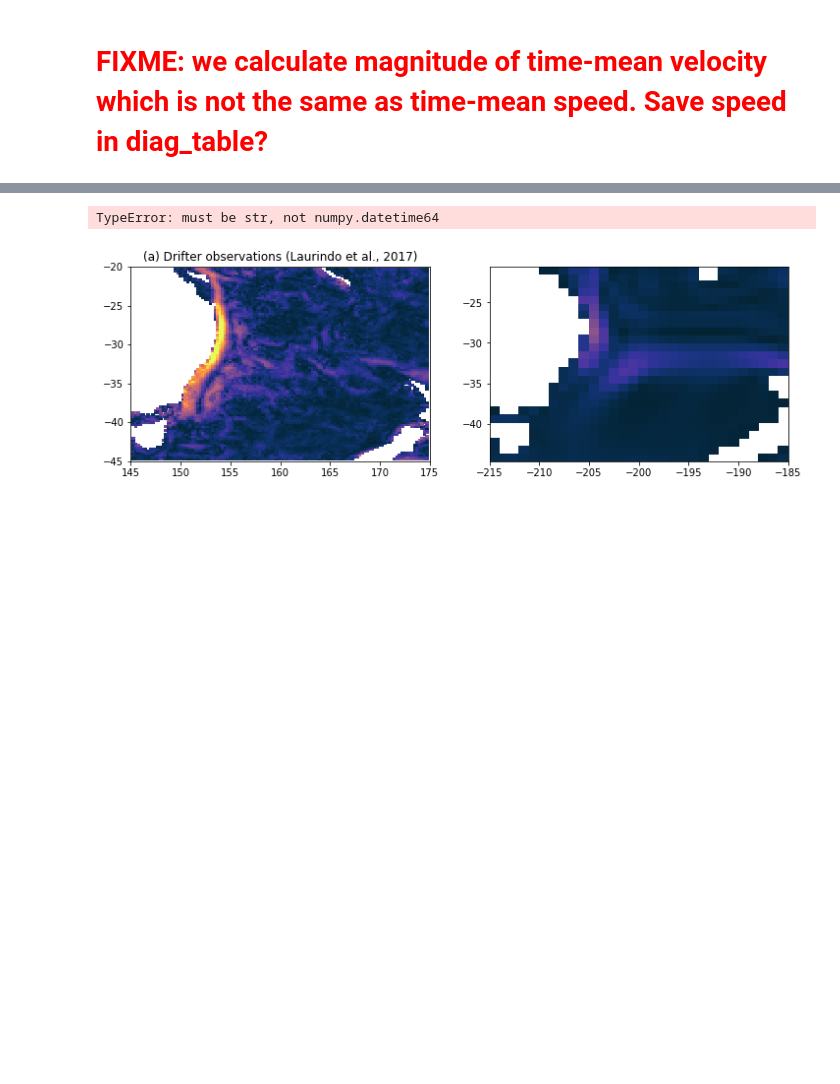
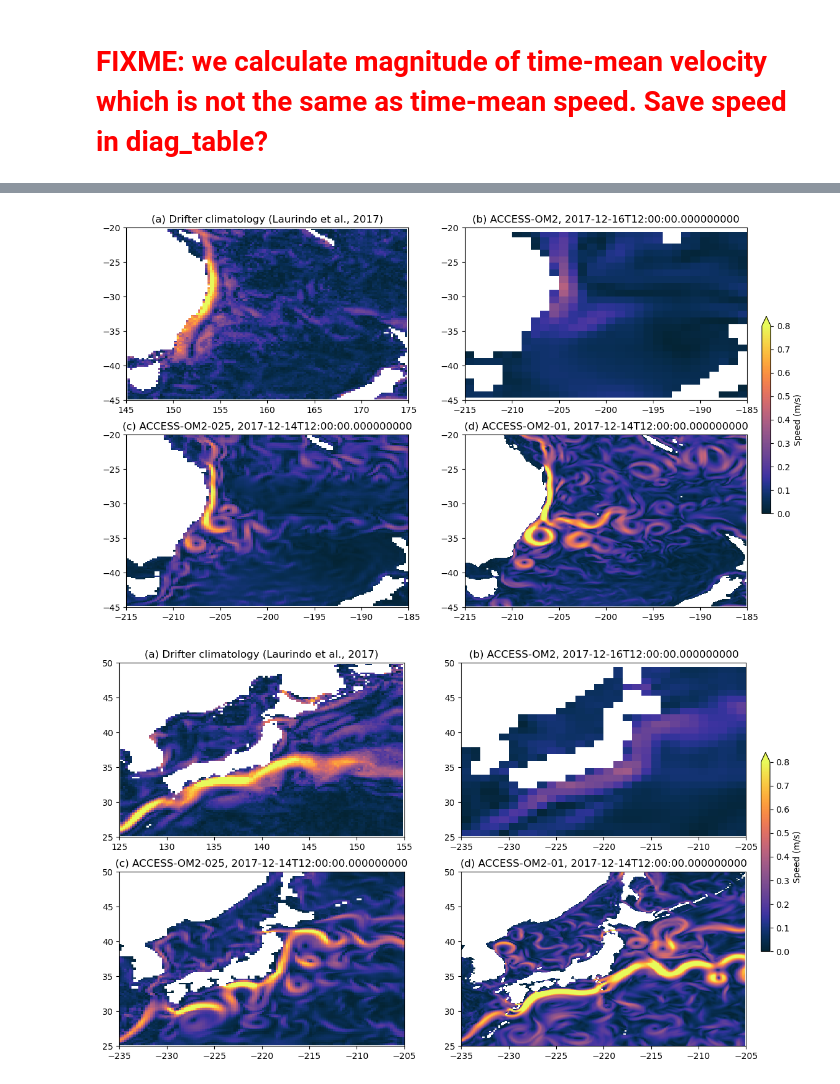
Before and after one commit to max-anu/ACCESS-OM2-updated, a Jupyter notebook: figures/surface_current/surface_current_UPDATED.ipynb, the cells around one changed output, grey strips where cells are left out. Drawn from its saved outputs; the diff is of its cells as text; code cells hidden in the pictures; blank space fills up the shorter version.

```diff
--- a/figures/surface_current/surface_current_UPDATED.ipynb
+++ b/figures/surface_current/surface_current_UPDATED.ipynb
@@ -34,3 +59,5 @@ Available exptdata keys:  ['1deg', '025deg', '01deg']
+# %%
+session = cc.database.create_session()
 # %%
 firstyear = pd.to_datetime(tstart).year  # assumes tstart is 1 January!
 lastyear = pd.to_datetime(tend).year-1  # assumes tend is 1 January!
@@ -89,7 +120,7 @@ for ekey in fields.keys():
 #         print(ekey, n_files)
 
         ## Load zonal velocity from expt
-        darray = cc.querying.getvar(session=session, expt=expt, variable='u', n=n_files, use_cache=use_cache)
+        darray = cc.querying.getvar(session=session, expt=expt, variable='u', n=n_files, frequency='1 monthly')
         if offset:
             td = pd.Timedelta(days=offset)
             darray = darray.assign_coords(time=darray.time + td)
@@ -98,7 +129,7 @@ for ekey in fields.keys():
         u_snap = tmp.isel(st_ocean=0).isel(time=-1)
 
         ## Load meridional velocity from expt
-        darray = cc.querying.getvar(session=session, expt=expt, variable='v', n=n_files, use_cache=use_cache)
+        darray = cc.querying.getvar(session=session, expt=expt, variable='v', n=n_files, frequency='1 monthly' )
         if offset:
             td = pd.Timedelta(days=offset)
             darray = darray.assign_coords(time=darray.time + td)
@@ -148,9 +178,14 @@ for locname,loc in locations.items():
         oloc[0] = oloc[0]+360
     if oloc[1]<-180:
         oloc[1] = oloc[1]+360
+    try:
+        obs_speed = obs_speed.set_xindex(['longitude'])
+        obs_speed = obs_speed.set_xindex(['latitude'])
+    except ValueError:
+        pass
     obs_speed_loc = obs_speed.sel(latitude=slice(oloc[2],oloc[3])).sel(longitude=slice(oloc[0],oloc[1]))
     ax = fig.add_subplot(ncols, nrows, 1)
-    cax = ax.pcolormesh(obs_speed_loc.longitude, obs_speed_loc.latitude, np.swapaxes(obs_speed_loc,0,1),
+    cax = ax.pcolormesh(obs_speed_loc.longitude, obs_speed_loc.latitude, np.swapaxes(obs_speed_loc,0,1)[:-1,:-1],
                         shading='flat', cmap=cm.cm.thermal, vmin=0, vmax=vmax)
     plt.title('(a) Drifter obs., 1979-2015 (Laurindo et al., 2017)')
     plt.xlim(oloc[0],oloc[1])
@@ -159,7 +194,7 @@ for locname,loc in locations.items():
     for i, ekey in enumerate(fields.keys()):
         ax = fig.add_subplot(ncols, nrows, i+2)
         speed = fields[ekey]['speed'].sel(yu_ocean=slice(loc[2],loc[3])).sel(xu_ocean=slice(loc[0],loc[1]))
-        cax = ax.pcolormesh(speed.xu_ocean, speed.yu_ocean, speed,
+        cax = ax.pcolormesh(speed.xu_ocean, speed.yu_ocean, speed[:-1,:-1],
                             shading='flat', cmap=cm.cm.thermal, vmin=0, vmax=vmax)
         plt.title('(' + chr(ord('a')+i+1) + ') ' + fields[ekey]['desc'] + ', ' + fields[ekey]['yearrange'])
         plt.xlim(loc[0],loc[1])
@@ -193,35 +245,40 @@ for locname,loc in locations.items():
     fig = plt.figure(figsize=(12,8))
     #fig.suptitle('Observed surface current climatology and model snapshots - TODO: get 1-day snapshots from ice', fontsize=14)
     oloc = copy.copy(loc)
     # BUG: this probably won't work for regions that straddle 180E
     if oloc[0]<-180:
         oloc[0] = oloc[0]+360
     if oloc[1]<-180:
         oloc[1] = oloc[1]+360
+    try:
+        obs_speed = obs_speed.set_xindex(['longitude'])
+        obs_speed = obs_speed.set_xindex(['latitude'])
+    except ValueError:
+        pass
     obs_speed_loc = obs_speed.sel(latitude=slice(oloc[2],oloc[3])).sel(longitude=slice(oloc[0],oloc[1]))
     ax = fig.add_subplot(ncols, nrows, 1)
-    cax = ax.pcolormesh(obs_speed_loc.longitude, obs_speed_loc.latitude, np.swapaxes(obs_speed_loc,0,1),
+    cax = ax.pcolormesh(obs_speed_loc.longitude, obs_speed_loc.latitude, np.swapaxes(obs_speed_loc,0,1)[:-1,:-1],
                         shading='flat', cmap=cm.cm.thermal, vmin=0, vmax=vmax)
     plt.title('(a) Drifter climatology (Laurindo et al., 2017)', fontsize=12)
     plt.xlim(oloc[0],oloc[1])
     plt.ylim(oloc[2],oloc[3])
     #fig.colorbar(cax,shrink=0.8,label='Speed (m/s)',extend='max')
 
     for i, ekey in enumerate(fields.keys()):
         ax = fig.add_subplot(ncols, nrows, i+2)
         speed = fields[ekey]['speed_snap'].sel(yu_ocean=slice(loc[2],loc[3])).sel(xu_ocean=slice(loc[0],loc[1]))
-        cax = ax.pcolormesh(speed.xu_ocean, speed.yu_ocean, speed,
+        cax = ax.pcolormesh(speed.xu_ocean, speed.yu_ocean, speed[:-1,:-1],
                             shading='flat', cmap=cm.cm.thermal, vmin=0, vmax=vmax)
-        plt.title('(' + chr(ord('a')+i+1) + ') ' + fields[ekey]['desc'] + ', ' + fields[ekey]['tsnap'])
+        plt.title('(' + chr(ord('a')+i+1) + ') ' + str(fields[ekey]['desc']) + ', ' + str(fields[ekey]['tsnap']))
         plt.xlim(loc[0],loc[1])
         plt.ylim(loc[2],loc[3])
 
     plt.subplots_adjust(left=0.08,right=0.92)
     ax1 = plt.axes([0.94,0.3,0.012,0.4])
     cb = plt.colorbar(cax,cax=ax1,orientation='vertical',extend='max')
     cb.ax.set_ylabel('Speed (m/s)')
 
     savefigure(locname+'_snap')
 # %% [output]
-TypeError: must be str, not numpy.datetime64
-[figure, old version]
+[figure, new version]
+[figure, added]
```
Also changed, not shown: parts of 9 cells of this notebook, 28 other files.
